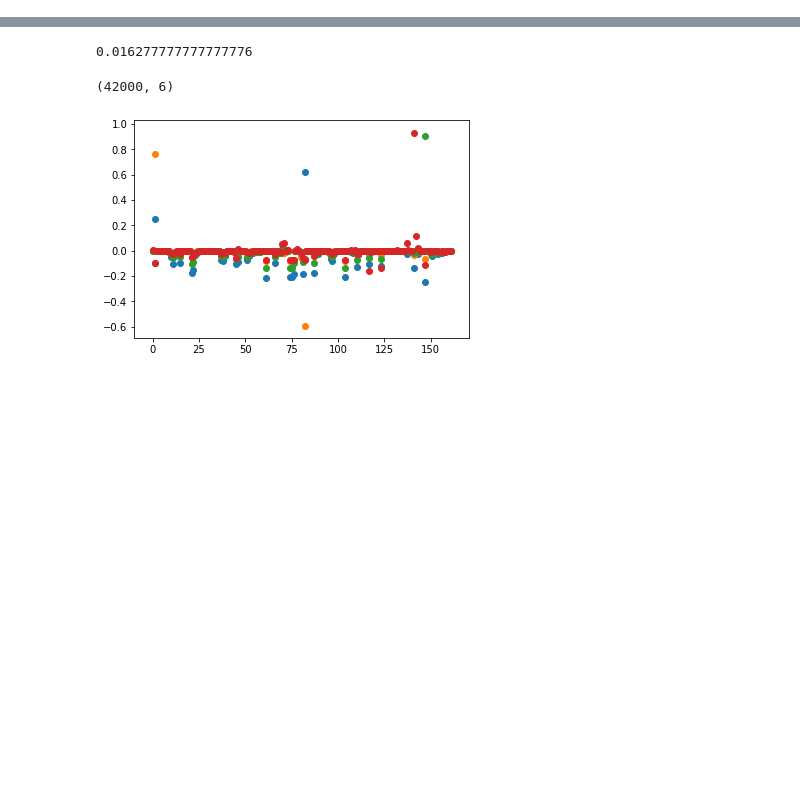
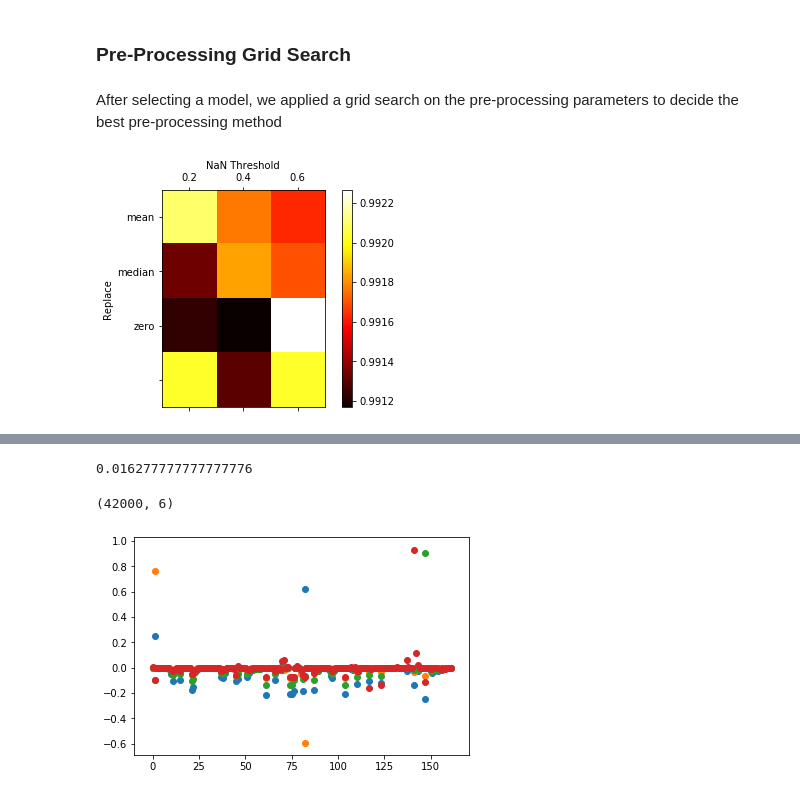
Before and after one commit to Avashist1998/ConocoPhillips, a Jupyter notebook: main.ipynb, the cells around one changed output, grey strips where cells are left out. Drawn from its saved outputs; the diff is of its cells as text; code cells hidden in the pictures; blank space fills up the shorter version.

```diff
--- a/main.ipynb
+++ b/main.ipynb
@@ -136,0 +152,4 @@ print((val_mae))
+# %% [markdown]
+### Pre-Processing Grid Search
+# %% [markdown]
+After selecting a model, we applied a grid search on the pre-processing parameters to decide the best pre-processing method
@@ -136,0 +189,33 @@ print((val_mae))
+# %%
+from sklearn.ensemble import RandomForestClassifier
+from sklearn.model_selection import GridSearchCV
+from sklearn import metrics
+# Pre-processing grid
+preproc_params = {
+    'nan_thresh': [0.2, 0.4, 0.6, 1.0],
+    'replace': ['mean', 'median', 'zero']
+}
+preproc_grid_results = {
+    'params': [],
+    'mean_test_score': []
+}
+X_preproc = np.empty((len(preproc_params['nan_thresh']), len(preproc_params['replace'])))
+for i in range(0, len(preproc_params['nan_thresh'])):
+    for j in range(0, len(preproc_params['replace'])):
+        X = preprocess_data(train_df.drop('target', axis=1),
+                            scaler,
+                            preproc_params['nan_thresh'][i],
+                            preproc_params['replace'][j])
+        y = train_df['target']
+        X_train, X_test, y_train, y_test = train_test_split(X, y, test_size=0.5)
+        rf = RandomForestClassifier()
+        rf.fit(X_train, y_train)
+        y_pred = rf.predict(X_test)
+        preproc_grid_results['params'].append({
+            'nan_thresh': preproc_params['nan_thresh'][i],
+            'replace': preproc_params['replace'][j]
+        })
+        preproc_grid_results['mean_test_score'].append(metrics.accuracy_score(y_test, y_pred))
+grid_search_heatmap(preproc_grid_results, ['nan_thresh', 'replace'], ['NaN Threshold', 'Replace'])
+# %% [output]
+[figure, added]
```
Also changed, not shown: parts of 60 cells of this notebook.
